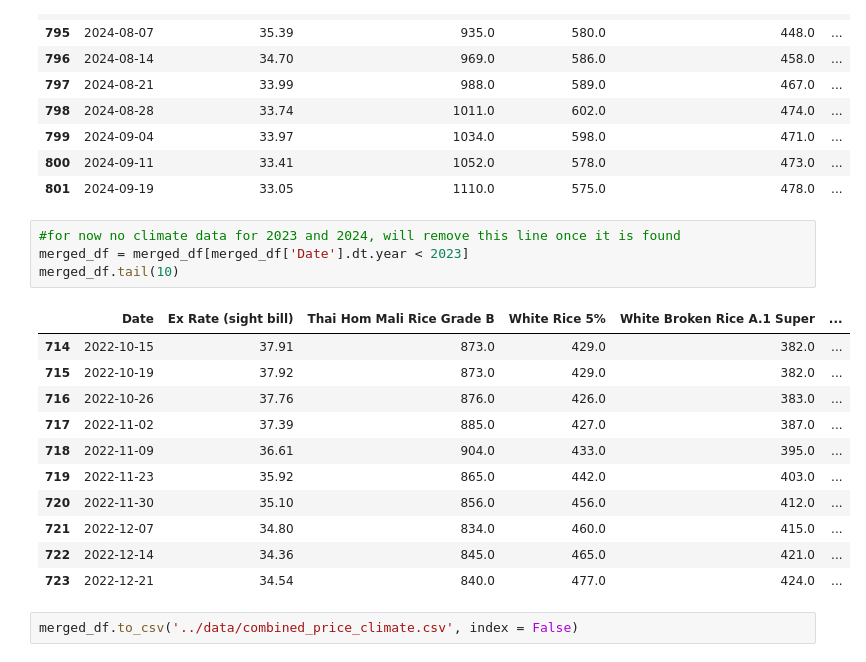
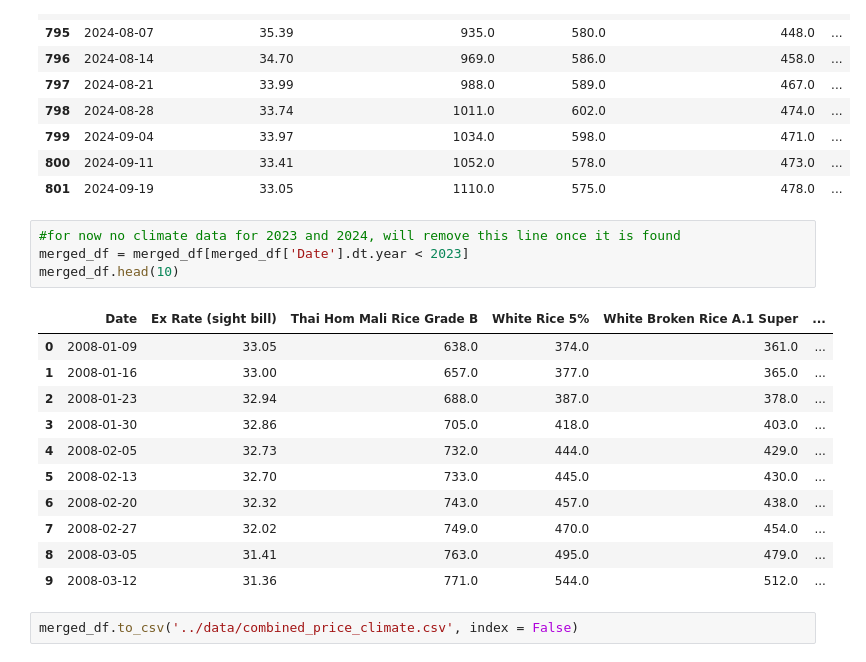
Before and after one commit to chanopsethiwan/RicePricePrediction, a Jupyter notebook: src/ChanopSethiwanA0296969WAssignment2.ipynb, the cells around one changed output. Saved outputs shown, nothing was run; the diff lists cells and outputs as text.

```diff
--- a/src/ChanopSethiwanA0296969WAssignment2.ipynb
+++ b/src/ChanopSethiwanA0296969WAssignment2.ipynb
@@ -362,19 +362,19 @@ merged_df.tail(10)
 # %%
 #for now no climate data for 2023 and 2024, will remove this line once it is found
 merged_df = merged_df[merged_df['Date'].dt.year < 2023]
-merged_df.tail(10)
+merged_df.head(10)
 # %% [output]
 |  | Date | Ex Rate (sight bill) | Thai Hom Mali Rice Grade B | White Rice 5% | White Broken Rice A.1 Super | ... |
-| 714 | 2022-10-15 | 37.91 | 873.0 | 429.0 | 382.0 | ... |
-| 715 | 2022-10-19 | 37.92 | 873.0 | 429.0 | 382.0 | ... |
-| 716 | 2022-10-26 | 37.76 | 876.0 | 426.0 | 383.0 | ... |
-| 717 | 2022-11-02 | 37.39 | 885.0 | 427.0 | 387.0 | ... |
-| 718 | 2022-11-09 | 36.61 | 904.0 | 433.0 | 395.0 | ... |
-| 719 | 2022-11-23 | 35.92 | 865.0 | 442.0 | 403.0 | ... |
-| 720 | 2022-11-30 | 35.10 | 856.0 | 456.0 | 412.0 | ... |
-| 721 | 2022-12-07 | 34.80 | 834.0 | 460.0 | 415.0 | ... |
-| 722 | 2022-12-14 | 34.36 | 845.0 | 465.0 | 421.0 | ... |
-| 723 | 2022-12-21 | 34.54 | 840.0 | 477.0 | 424.0 | ... |
+| 0 | 2008-01-09 | 33.05 | 638.0 | 374.0 | 361.0 | ... |
+| 1 | 2008-01-16 | 33.00 | 657.0 | 377.0 | 365.0 | ... |
+| 2 | 2008-01-23 | 32.94 | 688.0 | 387.0 | 378.0 | ... |
+| 3 | 2008-01-30 | 32.86 | 705.0 | 418.0 | 403.0 | ... |
+| 4 | 2008-02-05 | 32.73 | 732.0 | 444.0 | 429.0 | ... |
+| 5 | 2008-02-13 | 32.70 | 733.0 | 445.0 | 430.0 | ... |
+| 6 | 2008-02-20 | 32.32 | 743.0 | 457.0 | 438.0 | ... |
+| 7 | 2008-02-27 | 32.02 | 749.0 | 470.0 | 454.0 | ... |
+| 8 | 2008-03-05 | 31.41 | 763.0 | 495.0 | 479.0 | ... |
+| 9 | 2008-03-12 | 31.36 | 771.0 | 544.0 | 512.0 | ... |
 # %%
 merged_df.to_csv('../data/combined_price_climate.csv', index = False)
 # %% [markdown]
```
Also changed, not shown: parts of 7 cells of this notebook, 7 other files.
